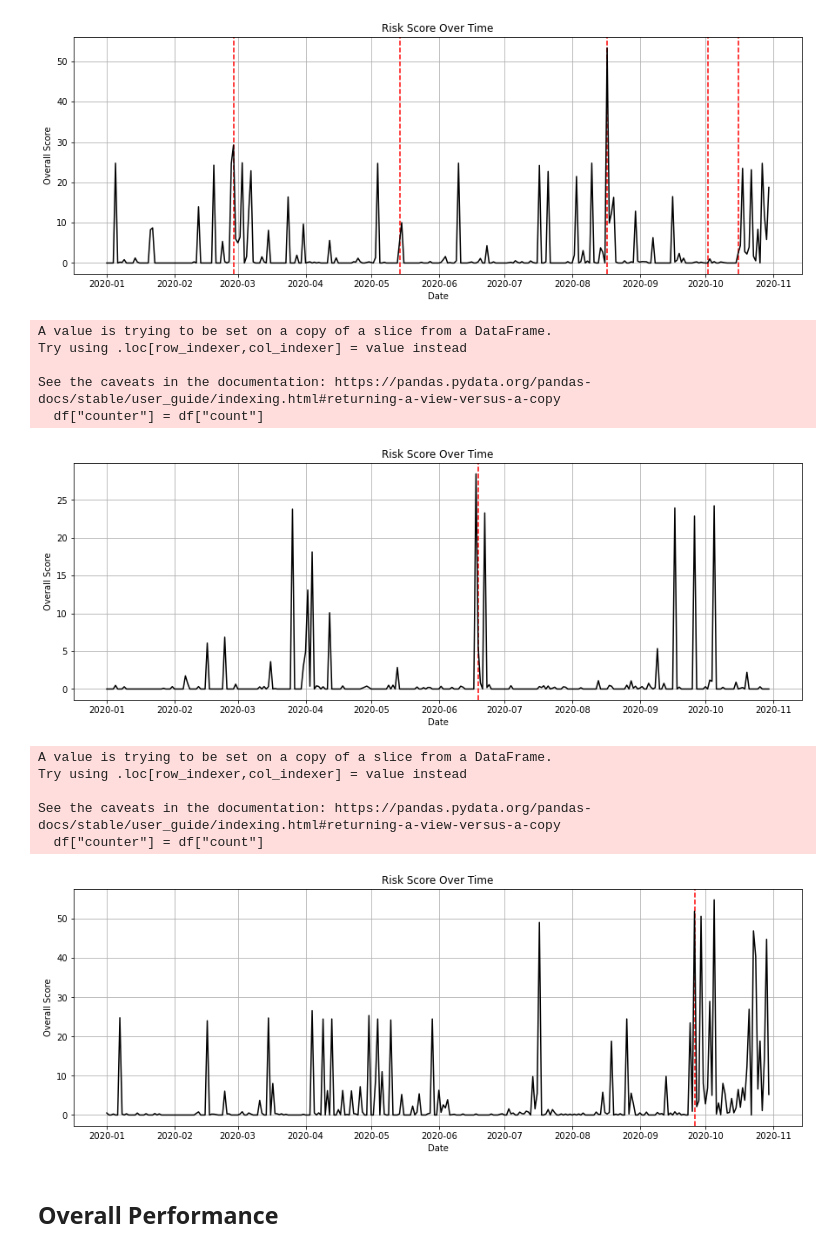
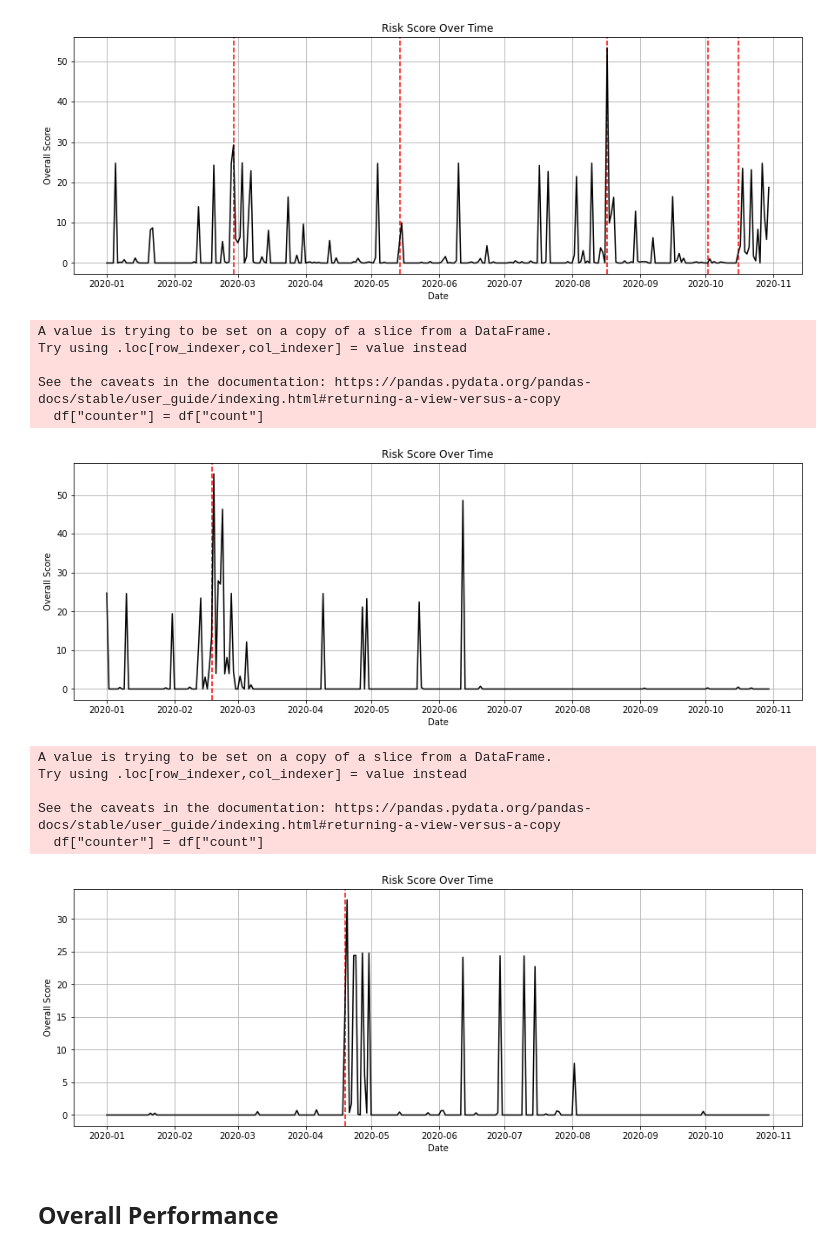
Before and after one commit to ValaryLim/lynx-blockchain-risk-scoring, a Jupyter notebook: scoring/scoring_final.ipynb, the cells around one changed output. Drawn from its saved outputs; the diff is of its cells as text; code cells hidden in the pictures.

```diff
--- a/scoring/scoring_final.ipynb
+++ b/scoring/scoring_final.ipynb
@@ -469,7 +499,7 @@ See the caveats in the documentation: https://pandas.pydata.org/pandas-docs/stab
 [figure]
 # %%
 # CHANGE PARAMETERS HERE
-entity = "bancor"
+entity = "fcoin"
 start_date = datetime(2020, 1, 1)
 end_date = datetime(2020, 10, 30)
 weights = {"news": 0.5,"reddit":0.25, "twitter":0.25}
@@ -489,30 +519,30 @@ Try using .loc[row_indexer,col_indexer] = value instead
 
 See the caveats in the documentation: https://pandas.pydata.org/pandas-docs/stable/user_guide/indexing.html#returning-a-view-versus-a-copy
   df["counter"] = df["count"]
-[figure, old version]
+[figure, new version]
 # %%
 # CHANGE PARAMETERS HERE
-entity = "kucoin"
+entity = "lendfme"
 start_date = datetime(2020, 1, 1)
 end_date = datetime(2020, 10, 30)
 weights = {"news": 0.5,"reddit":0.25, "twitter":0.25}
 
 # DO NOTE TOUCH THIS
 filtered_data_2020 = data_2020[data_2020["entity"] == entity.lower()]
 
 # retrieve scoring
 overall_score = entity_risk_score(filtered_data_2020, entity=entity, start_date=start_date, end_date=end_date,
                                  weights=weights)
 
 # plot performance
 risk_graph(overall_score, start_date=start_date, end_date=end_date, entity=entity)
 # %% [output]
 A value is trying to be set on a copy of a slice from a DataFrame.
 Try using .loc[row_indexer,col_indexer] = value instead
 
 See the caveats in the documentation: https://pandas.pydata.org/pandas-docs/stable/user_guide/indexing.html#returning-a-view-versus-a-copy
   df["counter"] = df["count"]
-[figure, old version]
+[figure, new version]
 # %% [markdown]
 ## Overall Performance
 # %%
```
Also changed, not shown: parts of 4 cells of this notebook.
